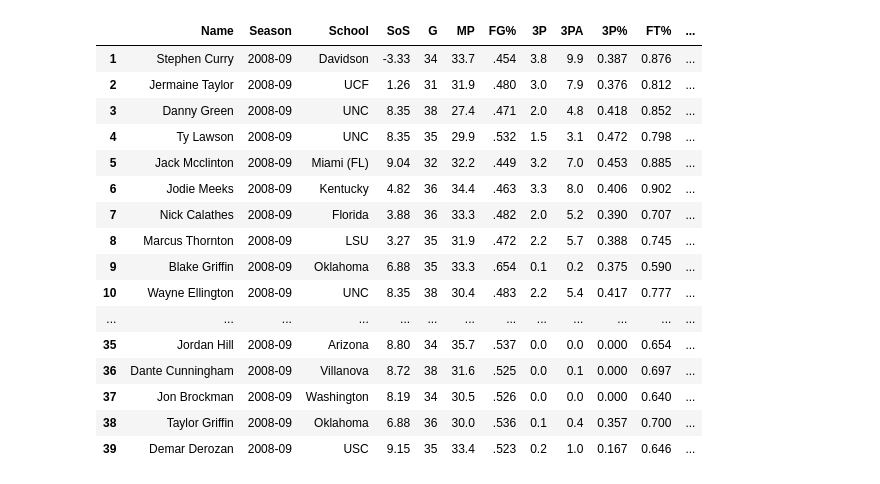
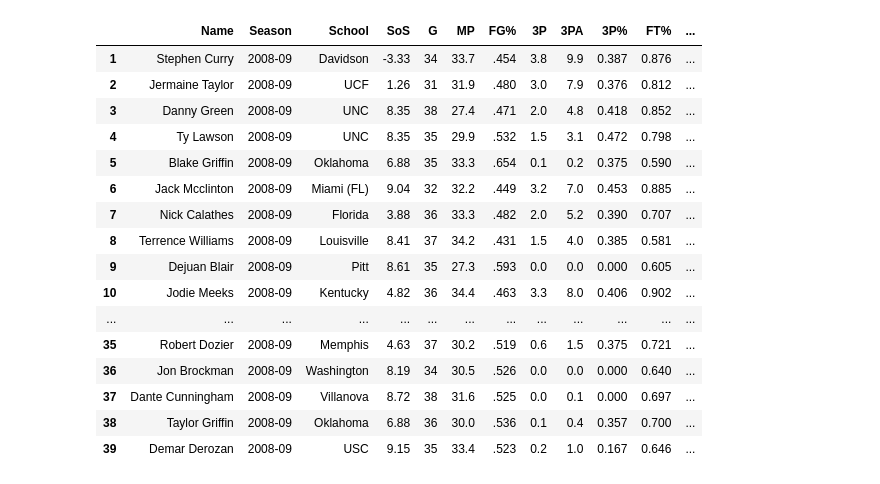
Before and after one commit to EvanJW7/2021-NBA-Draft-Prospect-Stats, a Jupyter notebook: 2009 Stats/2009.ipynb, the cells around one changed output. Drawn from its saved outputs; the diff is of its cells as text; code cells hidden in the pictures.

```diff
--- a/2009 Stats/2009.ipynb
+++ b/2009 Stats/2009.ipynb
@@ -61,47 +61,47 @@ table['3P%'] = table['3P%'].astype(float)
 
 per40 = 40/table['MP']
 
-table["Player Grade"] = ((table['PTS']*per40) + (table['TRB']*1.25*per40) + (table['AST']*2*per40) +
-(table['BLK']*3*per40) + (table['STL']*3*per40) + (table['3P']*7*per40)+ (table['FT%']*7) + (table['SOS']) +
+table["Player Grade"] = ((table['PTS']*per40) + (table['TRB']*1.5*per40) + (table['AST']*2*per40) +
+(table['BLK']*3*per40) + (table['STL']*3*per40) + (table['3P']*5*per40)+ (table['FT%']*7) + (table['SOS']) +
 (table['3P%']*10))
 
-table["Player Grade"] = table["Player Grade"]*1.10
+table["Player Grade"] = table["Player Grade"]*1.15
 table["Player Grade"] = (round(table["Player Grade"]))
 table["Player Grade"]= table["Player Grade"].astype(int)
 
 table = table.sort_values(by= "Player Grade", ascending=False)
 table.insert(4, 'SoS', table['SOS'])
 table.reset_index(drop = True, inplace=True)
 import numpy as np
 table.index = np.arange(1, len(table)+1)
 del table['SOS']
 del table['Conf']
 del table['ORB']
 del table['DRB']
 del table['GS']
 del table['FG']
 del table['FGA']
 del table['FT']
 del table['FTA']
 del table['2P']
 del table['2PA']
 del table['2P%']
 table
 # %% [output]
 |  | Name | Season | School | SoS | G | MP | FG% | 3P | 3PA | 3P% | FT% | ... |
 | 1 | Stephen Curry | 2008-09 | Davidson | -3.33 | 34 | 33.7 | .454 | 3.8 | 9.9 | 0.387 | 0.876 | ... |
 | 2 | Jermaine Taylor | 2008-09 | UCF | 1.26 | 31 | 31.9 | .480 | 3.0 | 7.9 | 0.376 | 0.812 | ... |
 | 3 | Danny Green | 2008-09 | UNC | 8.35 | 38 | 27.4 | .471 | 2.0 | 4.8 | 0.418 | 0.852 | ... |
 | 4 | Ty Lawson | 2008-09 | UNC | 8.35 | 35 | 29.9 | .532 | 1.5 | 3.1 | 0.472 | 0.798 | ... |
-| 5 | Jack Mcclinton | 2008-09 | Miami (FL) | 9.04 | 32 | 32.2 | .449 | 3.2 | 7.0 | 0.453 | 0.885 | ... |
-| 6 | Jodie Meeks | 2008-09 | Kentucky | 4.82 | 36 | 34.4 | .463 | 3.3 | 8.0 | 0.406 | 0.902 | ... |
+| 5 | Blake Griffin | 2008-09 | Oklahoma | 6.88 | 35 | 33.3 | .654 | 0.1 | 0.2 | 0.375 | 0.590 | ... |
+| 6 | Jack Mcclinton | 2008-09 | Miami (FL) | 9.04 | 32 | 32.2 | .449 | 3.2 | 7.0 | 0.453 | 0.885 | ... |
 | 7 | Nick Calathes | 2008-09 | Florida | 3.88 | 36 | 33.3 | .482 | 2.0 | 5.2 | 0.390 | 0.707 | ... |
-| 8 | Marcus Thornton | 2008-09 | LSU | 3.27 | 35 | 31.9 | .472 | 2.2 | 5.7 | 0.388 | 0.745 | ... |
-| 9 | Blake Griffin | 2008-09 | Oklahoma | 6.88 | 35 | 33.3 | .654 | 0.1 | 0.2 | 0.375 | 0.590 | ... |
-| 10 | Wayne Ellington | 2008-09 | UNC | 8.35 | 38 | 30.4 | .483 | 2.2 | 5.4 | 0.417 | 0.777 | ... |
+| 8 | Terrence Williams | 2008-09 | Louisville | 8.41 | 37 | 34.2 | .431 | 1.5 | 4.0 | 0.385 | 0.581 | ... |
+| 9 | Dejuan Blair | 2008-09 | Pitt | 8.61 | 35 | 27.3 | .593 | 0.0 | 0.0 | 0.000 | 0.605 | ... |
+| 10 | Jodie Meeks | 2008-09 | Kentucky | 4.82 | 36 | 34.4 | .463 | 3.3 | 8.0 | 0.406 | 0.902 | ... |
 | ... | ... | ... | ... | ... | ... | ... | ... | ... | ... | ... | ... | ... |
-| 35 | Jordan Hill | 2008-09 | Arizona | 8.80 | 34 | 35.7 | .537 | 0.0 | 0.0 | 0.000 | 0.654 | ... |
-| 36 | Dante Cunningham | 2008-09 | Villanova | 8.72 | 38 | 31.6 | .525 | 0.0 | 0.1 | 0.000 | 0.697 | ... |
-| 37 | Jon Brockman | 2008-09 | Washington | 8.19 | 34 | 30.5 | .526 | 0.0 | 0.0 | 0.000 | 0.640 | ... |
+| 35 | Robert Dozier | 2008-09 | Memphis | 4.63 | 37 | 30.2 | .519 | 0.6 | 1.5 | 0.375 | 0.721 | ... |
+| 36 | Jon Brockman | 2008-09 | Washington | 8.19 | 34 | 30.5 | .526 | 0.0 | 0.0 | 0.000 | 0.640 | ... |
+| 37 | Dante Cunningham | 2008-09 | Villanova | 8.72 | 38 | 31.6 | .525 | 0.0 | 0.1 | 0.000 | 0.697 | ... |
 | 38 | Taylor Griffin | 2008-09 | Oklahoma | 6.88 | 36 | 30.0 | .536 | 0.1 | 0.4 | 0.357 | 0.700 | ... |
 | 39 | Demar Derozan | 2008-09 | USC | 9.15 | 35 | 33.4 | .523 | 0.2 | 1.0 | 0.167 | 0.646 | ... |
```
Also changed, not shown: 1 other file.
